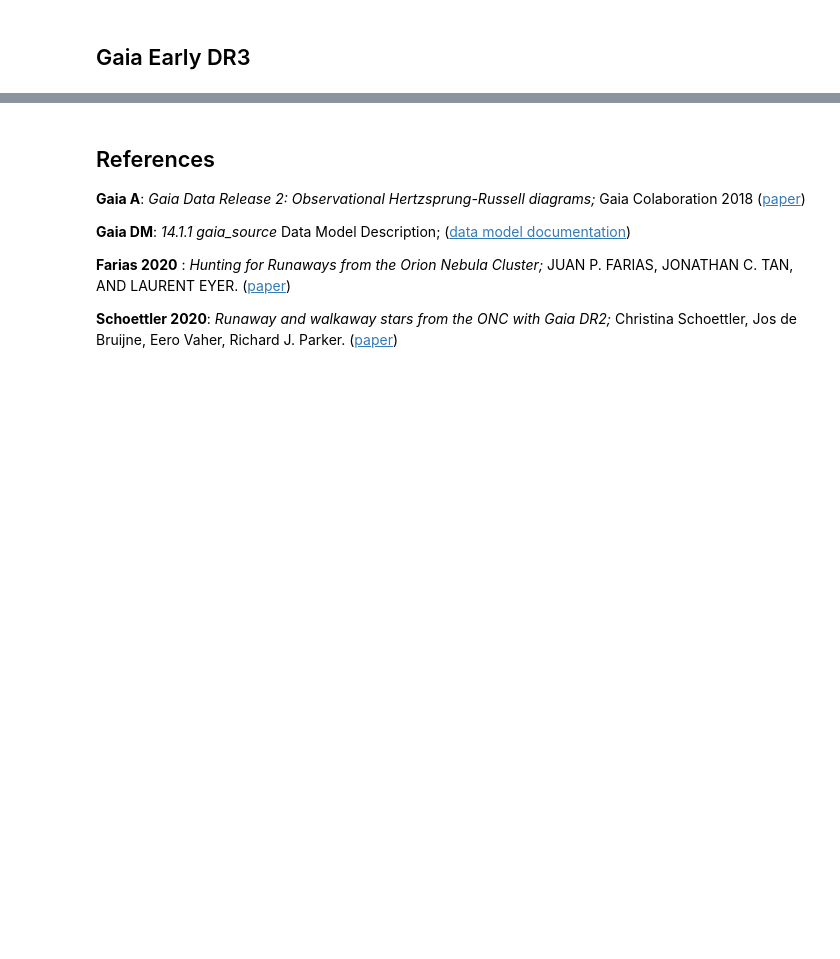
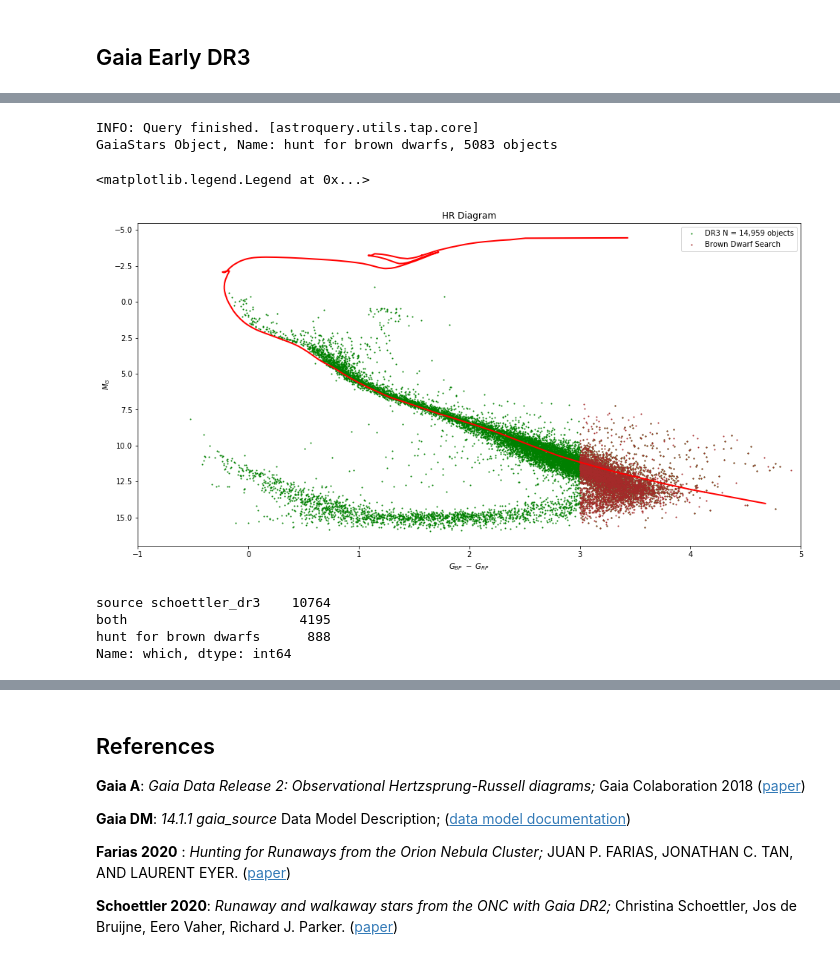
Before and after one commit to kevinmcmanus/runawaysearch, a Jupyter notebook: FilterSensitivity.ipynb, the cells around one changed output, grey strips where cells are left out. Cells and saved outputs as stored; diff of their text form; code cells hidden in the pictures; blank space fills up the shorter version.

```diff
--- a/FilterSensitivity.ipynb
+++ b/FilterSensitivity.ipynb
@@ -648,0 +673,37 @@ for i,con,a in zip(range(4), cs, ax.flatten()):
+# %%
+bd_cons = ['{schema}.gaia_source.bp_rp > 3']
+
+
+cl = 'Pleiades'
+ra_offset =  0*u.degree
+dec_offset = 0*u.degree
+search_radius = 15.0*u.degree
+parallax=(6.25,10.0)
+
+ra = cluster_info.loc[cl]['coords'].ra + ra_offset
+dec = cluster_info.loc[cl]['coords'].dec + dec_offset
+fs = gs(name='hunt for brown dwarfs')
+fs.set_gaia_source_constraints(bd_cons)
+fs.conesearch(ra, dec, search_radius, parallax=parallax, schema='gaiaedr3')
+
+print(fs)
+# %% [output]
+INFO: Query finished. [astroquery.utils.tap.core]
+GaiaStars Object, Name: hunt for brown dwarfs, 5083 objects
+# %%
+cs = [ 'schoettler', 'schoettler2']
+
+fig = plt.figure(figsize=(16,8))
+ax = fig.subplots(1,1)
+
+N3 = len(constraint_results_dr3[f'schoettler_dr3']['gs'].objs)
+#fs.plot_hrdiagram(ax=ax, r_est=False, label='Brown Dwarf Search', color='brown')
+constraint_results_dr3[f'schoettler_dr3']['gs'].plot_hrdiagram(ax=ax, title=con, r_est=False,
+                            label=f'DR3 N = {N3:,} objects',color='green')
+fs.plot_hrdiagram(ax=ax, r_est=False, label='Brown Dwarf Search', color='brown')
+ax.plot(isochrones['Pleiades']['G_BP']-isochrones['Pleiades']['G_RP'],
+      isochrones['Pleiades']['G'], color='red', lw=2)
+ax.legend()
+# %% [output]
+<matplotlib.legend.Legend at 0x...>
+[figure, added]
@@ -648,0 +713,7 @@ for i,con,a in zip(range(4), cs, ax.flatten()):
+# %%
+merged_fs.objs.which.value_counts()
+# %% [output]
+source schoettler_dr3    10764
+both                      4195
+hunt for brown dwarfs      888
+Name: which, dtype: int64
```
Also changed, not shown: parts of 10 cells of this notebook, 2 other files.
